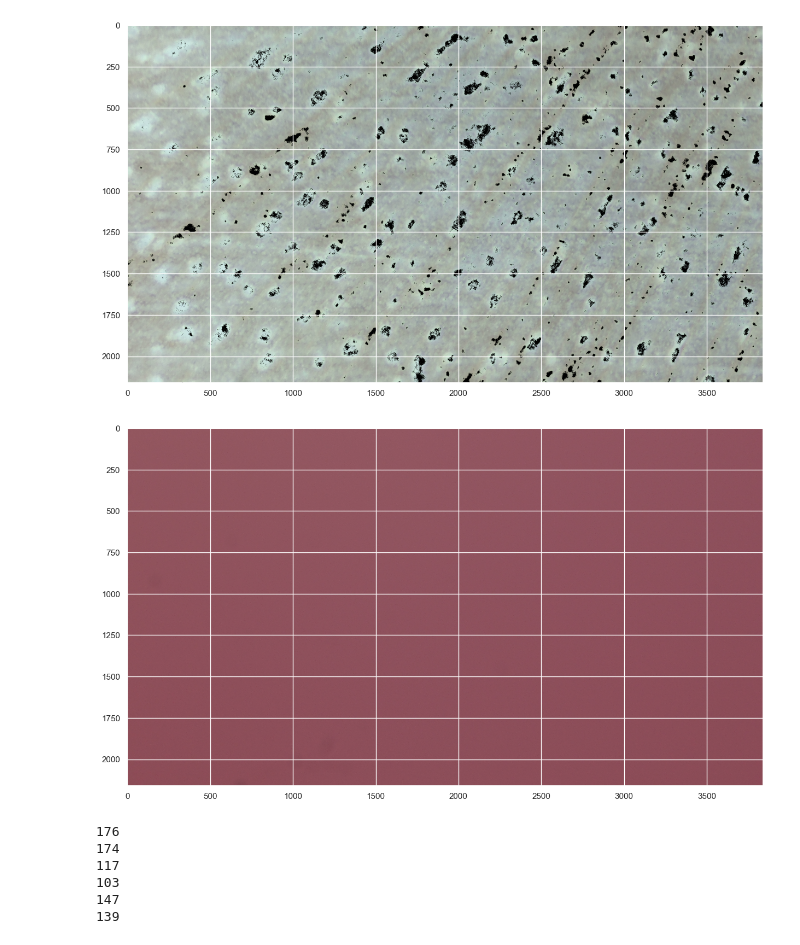
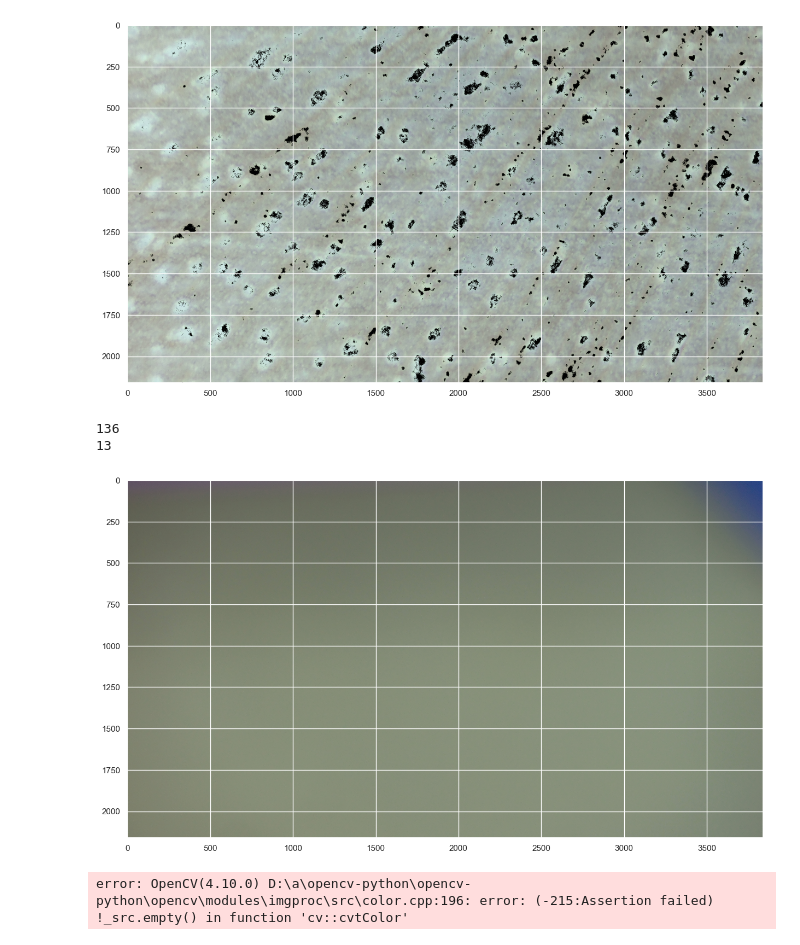
Before and after one commit to temporalecologylab/TreeRings, a Jupyter notebook: code/focus_testng/variance_heatmap.ipynb, the cells around one changed output. Cells and saved outputs as stored; diff of their text form; code cells hidden in the pictures.

```diff
--- a/code/focus_testng/variance_heatmap.ipynb
+++ b/code/focus_testng/variance_heatmap.ipynb
@@ -5,10 +5,11 @@ import os
 import cv2
 import seaborn as sns
 # %%
-dir = "C:\\Users\\chloe\\wolkovich_s24\\TreeRings\\code\\focus_testng\\different_cookie"
+dir = "C:\\Users\\chloe\\wolkovich_s24\\TreeRings\\code\\focus_testng\\20percent_fixed_medium_cookie_1.5x"
 images = []
-rows = 15
-cols = 16
+rows = 21
+cols = 15
+
 
 image_filenames = os.listdir("{}".format(dir))
 # %%
@@ -143,36 +114,25 @@ var = compute_variance(cv2.cvtColor(masked, cv2.COLOR_BGR2GRAY))
 99
 [figure]
 # %%
-image = cv2.imread("{}\\focused_0_0.tiff".format(dir))
+image = cv2.imread("{}\\frame_15_9_.tiff".format(dir))
 
 plt.imshow(cv2.cvtColor(image, cv2.COLOR_BGR2RGB))
 
-blurred = cv2.GaussianBlur(image, (1111,1111), 0)
-# print(image.shape)
-# plt.imshow(cv2.cvtColor(blurred, cv2.COLOR_BGR2RGB))
+blurred = cv2.GaussianBlur(image, (777,777), 0)
+
+image_hsl = cv2.cvtColor(blurred, cv2.COLOR_BGR2HSV)
+
+# plt.imshow(blurred)
+h_channel = image_hsl[:,:,0]
+s_channel = image_hsl[:,:,1]
+v_channel = image_hsl[:,:,2]
+
+print(s_channel.max())
+print(s_channel.min())
 # %% [output]
+136
+13
-[figure, old version]
+[figure, new version]
-# %%
-image_hsl = cv2.cvtColor(blurred, cv2.COLOR_BGR2HSV)
-
-
-h_channel = image_hsl[:,:,0]
-s_channel = image_hsl[:,:,1]
-v_channel = image_hsl[:,:,2]
-
-print(h_channel.max())
-print(h_channel.min())
-print(s_channel.max())
-print(s_channel.min())
-print(v_channel.max())
-print(v_channel.min())
-# %% [output]
-176
-174
-117
-103
-147
-139
 # %%
 def compute_laplacian(image):
 
@@ -187,26 +147,28 @@ def compute_laplacian(image):
 variance_matrix =[]
 lap_matrix =[]
 bg_matrix = []
-dir = ".\\different_cookie"
-x=15
-y=16
+dir = ".\\20percent_fixed_medium_cookie_1.5x"
+x=16
+y=21
 for x in range(rows):
     row_matrix = []
     row_bg = []
     row_lap = []
     for y in range(cols):
-        image = cv2.imread("{}\\focused_{}_{}.tiff".format(dir, x, y))
-        masked_image = hsl_mask(image, 0, 27)
+        image = cv2.imread("{}\\frame_{}_{}_.tiff".format(dir, x, y))
+        masked_image = hsl_mask(image, 17, 57)
 
-        grayscale_image = cv2.cvtColor(masked_image, cv2.COLOR_RGB2GRAY)
-        variance = compute_variance(grayscale_image)
-        row_matrix.append(variance)
+        # grayscale_image = cv2.cvtColor(masked_image, cv2.COLOR_RGB2GRAY)
+        # variance = compute_variance(grayscale_image)
+        # row_matrix.append(variance)
         if is_background(masked_image):
             row_bg.append(1)
         else:
             row_bg.append(0)
     variance_matrix.append(row_matrix)
     bg_matrix.append(row_bg)
+# %% [output]
+error: OpenCV(4.10.0) D:\a\opencv-python\opencv-python\opencv\modules\imgproc\src\color.cpp:196: error: (-215:Assertion failed) !_src.empty() in function 'cv::cvtColor'
 # %%
 sns.set_theme(rc={'figure.figsize':(15,12)})
 sns.heatmap(variance_matrix, annot=True)
```
Also changed, not shown: parts of 4 cells of this notebook, 1 other file.
